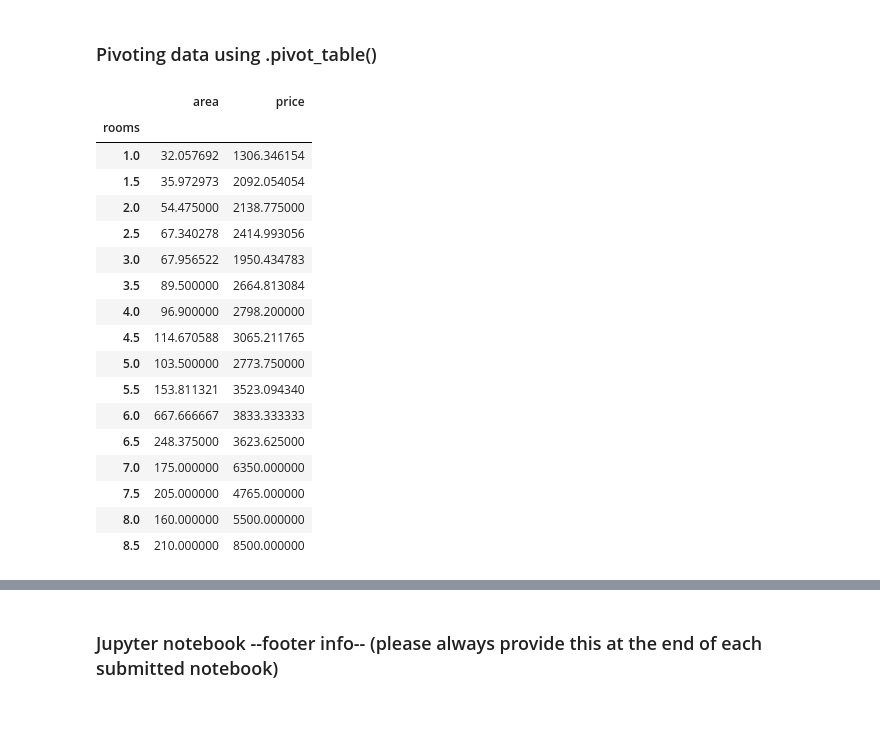
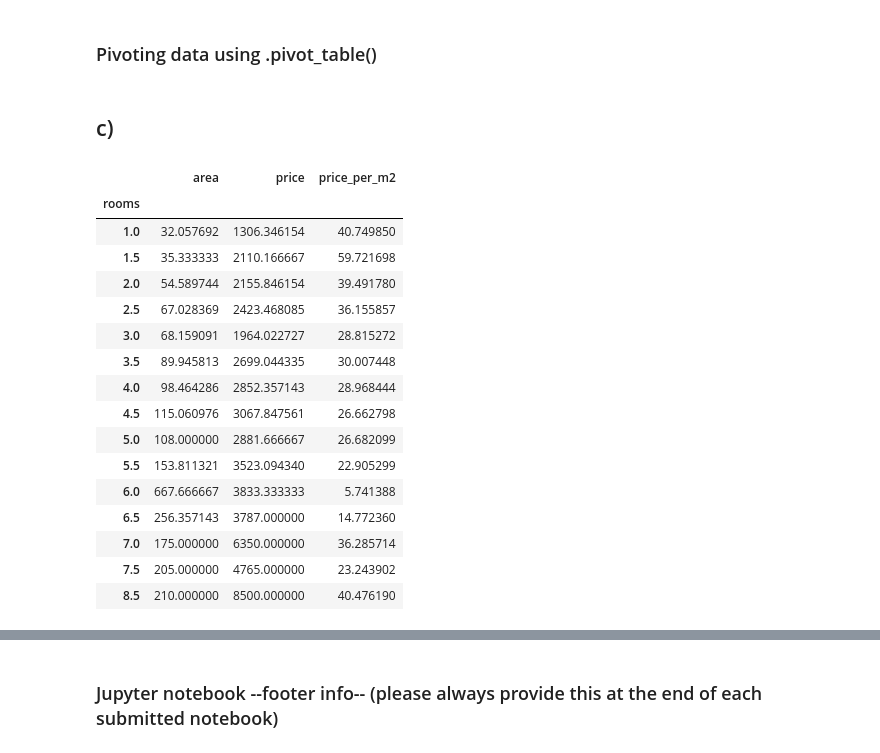
Before and after one commit to lo-zi/data_analytics, a Jupyter notebook: Week_03/combining_and_organizing_data.ipynb, the cells around one changed output, grey strips where cells are left out. Cells and saved outputs as stored; diff of their text form; code cells hidden in the pictures; blank space fills up the shorter version.

```diff
--- a/Week_03/combining_and_organizing_data.ipynb
+++ b/Week_03/combining_and_organizing_data.ipynb
@@ -130,8 +131,10 @@ df3 = df2.merge(df_municip[['bfs_number',
                             'pop',
                             'pop_dens',
                             'frg_pct',
-                            'emp']],
+                            'emp', 'mean_taxable_income']],
                 on="bfs_number")
+
+int
 df3.head(5)
 # %% [output]
 |  | web-scraper-order | address_raw | rooms | area | luxurious | price | price_per_m2 | lat | lon | ... |
@@ -274,28 +277,29 @@ Reshaped using .melt()
 [1730 rows x 3 columns]
 # %% [markdown]
 ### Pivoting data using .pivot_table()
+# %% [markdown]
+## c)
 # %%
 # Using pivot_table to reshape the data and calculate means
-pd.pivot_table(df3[['rooms', 'price', 'area']],
+pd.pivot_table(df3[['rooms', 'price', 'area', 'price_per_m2']],
                index=['rooms'],
-               values=['price', 'area', 'rooms'],
-               aggfunc=(np.mean))
+               values=['price', 'area'],
+               aggfunc=(np.mean)).assign(price_per_m2=lambda x: x['price'] / x['area'])
 # %% [output]
-|  | area | price |
-| rooms |  |  |
-| 1.0 | 32.057692 | 1306.346154 |
-| 1.5 | 35.972973 | 2092.054054 |
-| 2.0 | 54.475000 | 2138.775000 |
-| 2.5 | 67.340278 | 2414.993056 |
-| 3.0 | 67.956522 | 1950.434783 |
-| 3.5 | 89.500000 | 2664.813084 |
-| 4.0 | 96.900000 | 2798.200000 |
-| 4.5 | 114.670588 | 3065.211765 |
-| 5.0 | 103.500000 | 2773.750000 |
-| 5.5 | 153.811321 | 3523.094340 |
-| 6.0 | 667.666667 | 3833.333333 |
-| 6.5 | 248.375000 | 3623.625000 |
-| 7.0 | 175.000000 | 6350.000000 |
-| 7.5 | 205.000000 | 4765.000000 |
-| 8.0 | 160.000000 | 5500.000000 |
-| 8.5 | 210.000000 | 8500.000000 |
+|  | area | price | price_per_m2 |
+| rooms |  |  |  |
+| 1.0 | 32.057692 | 1306.346154 | 40.749850 |
+| 1.5 | 35.333333 | 2110.166667 | 59.721698 |
+| 2.0 | 54.589744 | 2155.846154 | 39.491780 |
+| 2.5 | 67.028369 | 2423.468085 | 36.155857 |
+| 3.0 | 68.159091 | 1964.022727 | 28.815272 |
+| 3.5 | 89.945813 | 2699.044335 | 30.007448 |
+| 4.0 | 98.464286 | 2852.357143 | 28.968444 |
+| 4.5 | 115.060976 | 3067.847561 | 26.662798 |
+| 5.0 | 108.000000 | 2881.666667 | 26.682099 |
+| 5.5 | 153.811321 | 3523.094340 | 22.905299 |
+| 6.0 | 667.666667 | 3833.333333 | 5.741388 |
+| 6.5 | 256.357143 | 3787.000000 | 14.772360 |
+| 7.0 | 175.000000 | 6350.000000 | 36.285714 |
+| 7.5 | 205.000000 | 4765.000000 | 23.243902 |
+| 8.5 | 210.000000 | 8500.000000 | 40.476190 |
```
Also changed, not shown: parts of 10 cells of this notebook, 7 other files.
